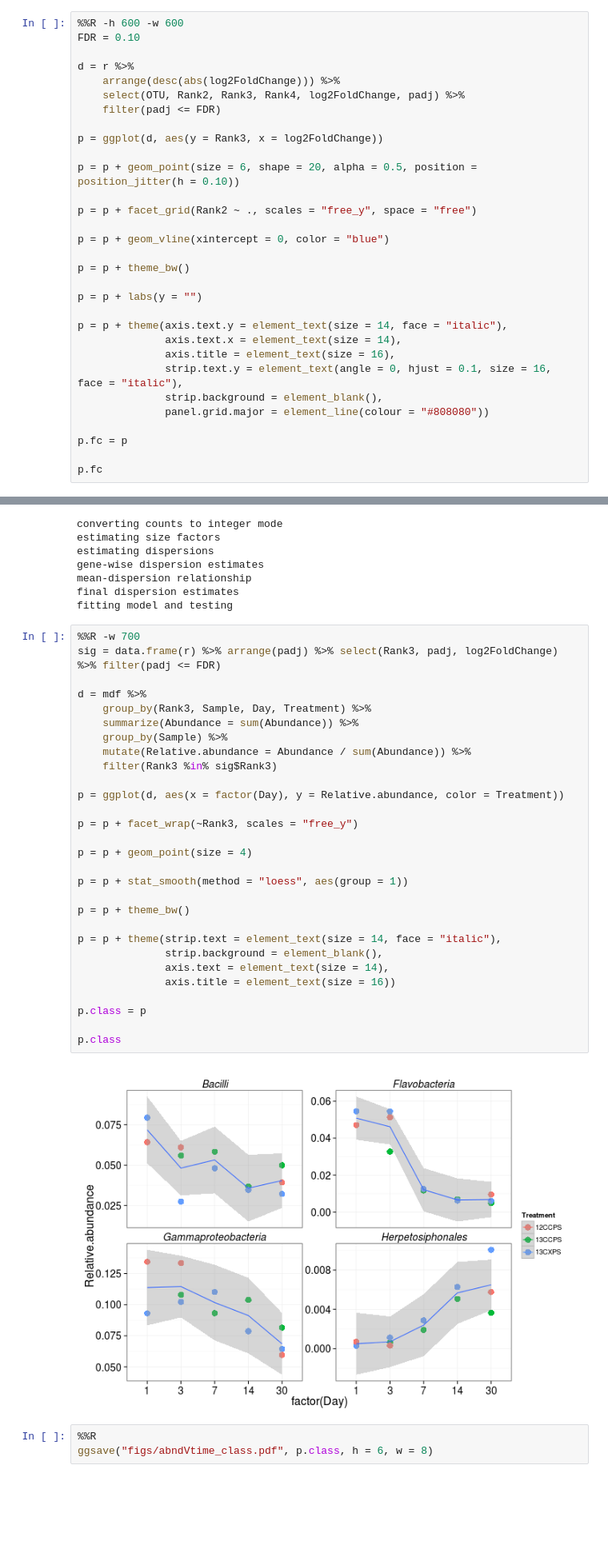
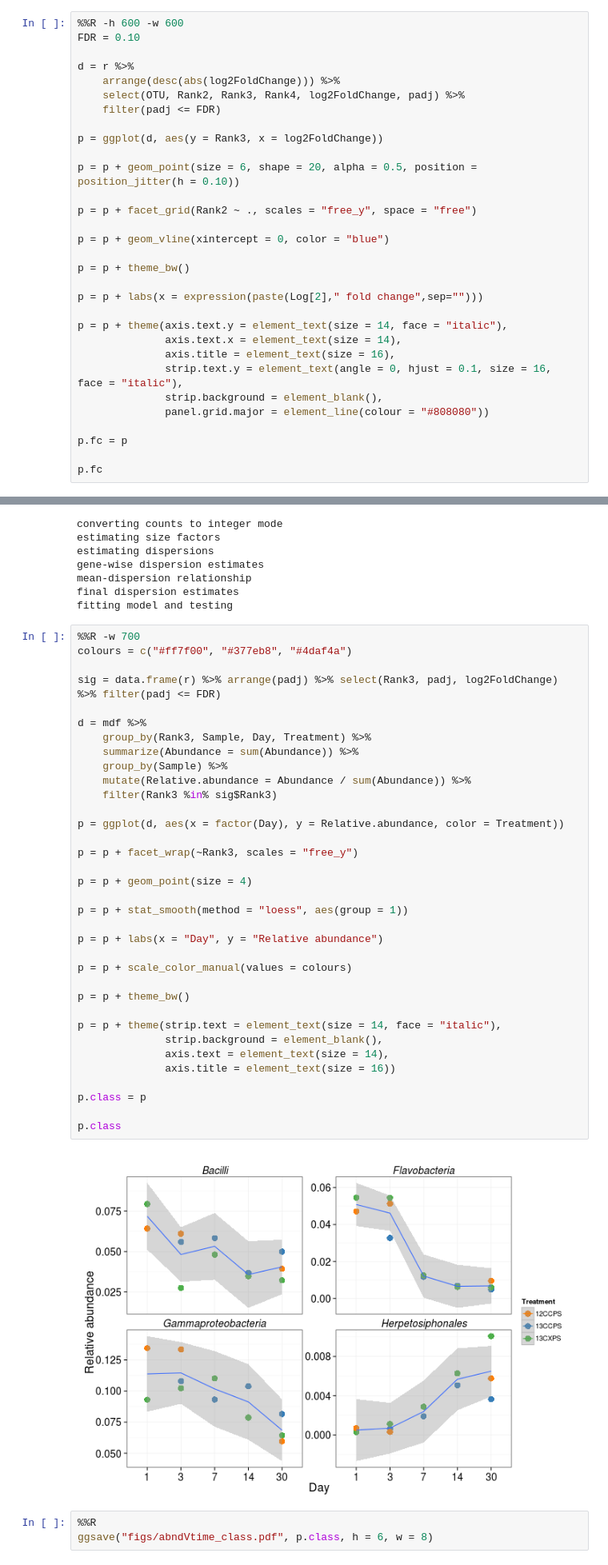
Before and after one commit to chuckpr/CSIP_succession_data_analysis, a Jupyter notebook: figures_and_stats/bulk_w_time.ipynb, the cells around one changed output, grey strips where cells are left out. Shown at 80% size. Drawn from its saved outputs; the diff is of its cells as text; blank space fills up the shorter version.

```diff
--- a/figures_and_stats/bulk_w_time.ipynb
+++ b/figures_and_stats/bulk_w_time.ipynb
@@ -108,7 +108,7 @@ p = p + geom_vline(xintercept = 0, color = "blue")
 
 p = p + theme_bw()
 
-p = p + labs(y = "")
+p = p + labs(x = expression(paste(Log[2]," fold change",sep="")))
 
 p = p + theme(axis.text.y = element_text(size = 14, face = "italic"),
               axis.text.x = element_text(size = 14),
@@ -185,35 +185,41 @@ final dispersion estimates
 fitting model and testing
 # %%
 %%R -w 700
+colours = c("#ff7f00", "#377eb8", "#4daf4a")
+
 sig = data.frame(r) %>% arrange(padj) %>% select(Rank3, padj, log2FoldChange) %>% filter(padj <= FDR)
 
 d = mdf %>%
     group_by(Rank3, Sample, Day, Treatment) %>%
     summarize(Abundance = sum(Abundance)) %>%
     group_by(Sample) %>%
     mutate(Relative.abundance = Abundance / sum(Abundance)) %>%
     filter(Rank3 %in% sig$Rank3)
 
 p = ggplot(d, aes(x = factor(Day), y = Relative.abundance, color = Treatment))
 
 p = p + facet_wrap(~Rank3, scales = "free_y")
 
 p = p + geom_point(size = 4)
 
 p = p + stat_smooth(method = "loess", aes(group = 1))
 
+p = p + labs(x = "Day", y = "Relative abundance")
+
+p = p + scale_color_manual(values = colours)
+
 p = p + theme_bw()
 
 p = p + theme(strip.text = element_text(size = 14, face = "italic"),
               strip.background = element_blank(),
               axis.text = element_text(size = 14),
               axis.title = element_text(size = 16))
 
 p.class = p
 
 p.class
 # %% [output]
-[figure, old version]
+[figure, new version]
 # %%
 %%R
 ggsave("figs/abndVtime_class.pdf", p.class, h = 6, w = 8)
```
Also changed, not shown: parts of 2 cells of this notebook, 2 other files.
